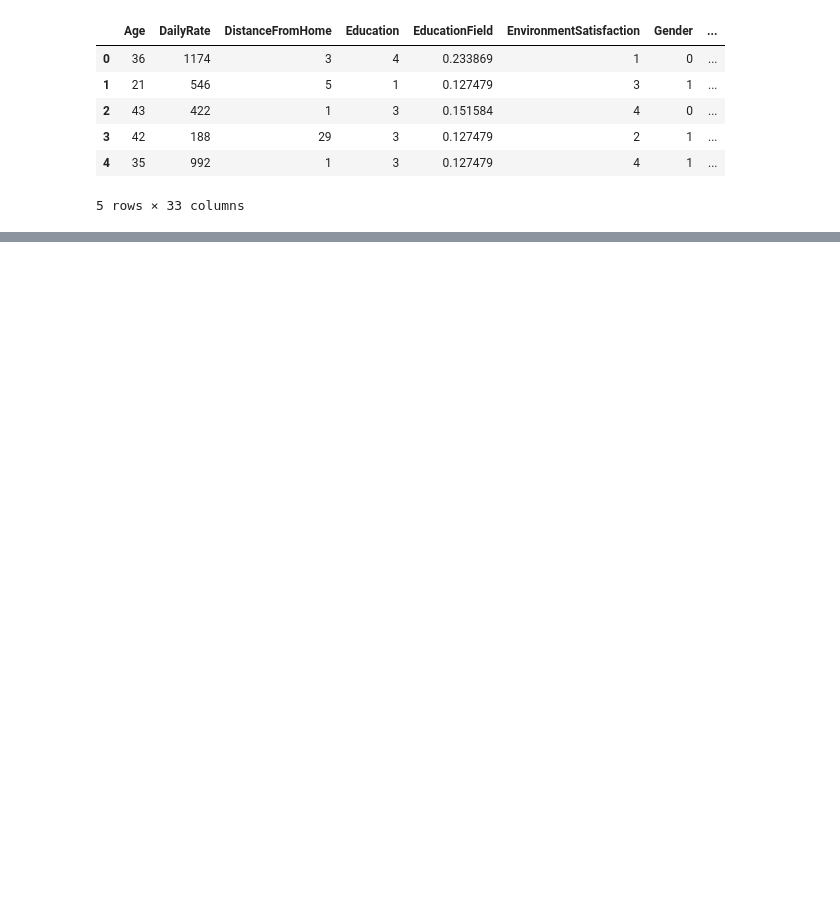
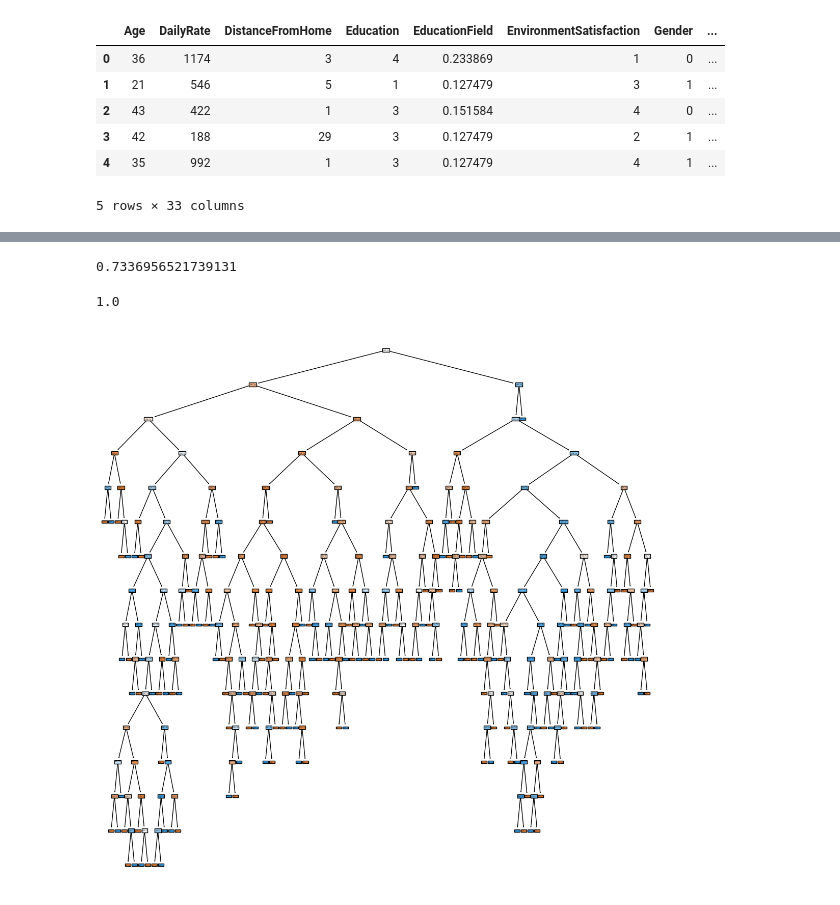
Before and after one commit to Himanshu-Kumar-123/ML-Supervised-Learning, a Jupyter notebook: Decision_Trees.ipynb, the cells around one changed output, grey strips where cells are left out. Saved outputs shown, nothing was run; the diff lists cells and outputs as text; code cells hidden in the pictures; blank space fills up the shorter version.

```diff
--- a/Decision_Trees.ipynb
+++ b/Decision_Trees.ipynb
@@ -57,0 +66,3 @@ X_train.head()
+# %%
+model = DecisionTreeClassifier(criterion='entropy') # we'll use criterion='gini' later
+model.fit(X_train, y_train)
@@ -57,0 +91,8 @@ X_train.head()
+# %%
+model.score(X_test, y_test) # test accuracy.
+# %% [output]
+0.7336956521739131
+# %%
+model.score(X_train, y_train) # train accuracy.
+# %% [output]
+1.0
@@ -57,0 +101,7 @@ X_train.head()
+# %%
+from sklearn.tree import plot_tree
+
+plt.figure(figsize=(14,14))
+plot_tree(model, filled = True);
+# %% [output]
+[figure, added]
```
Also changed, not shown: parts of 14 cells of this notebook.
